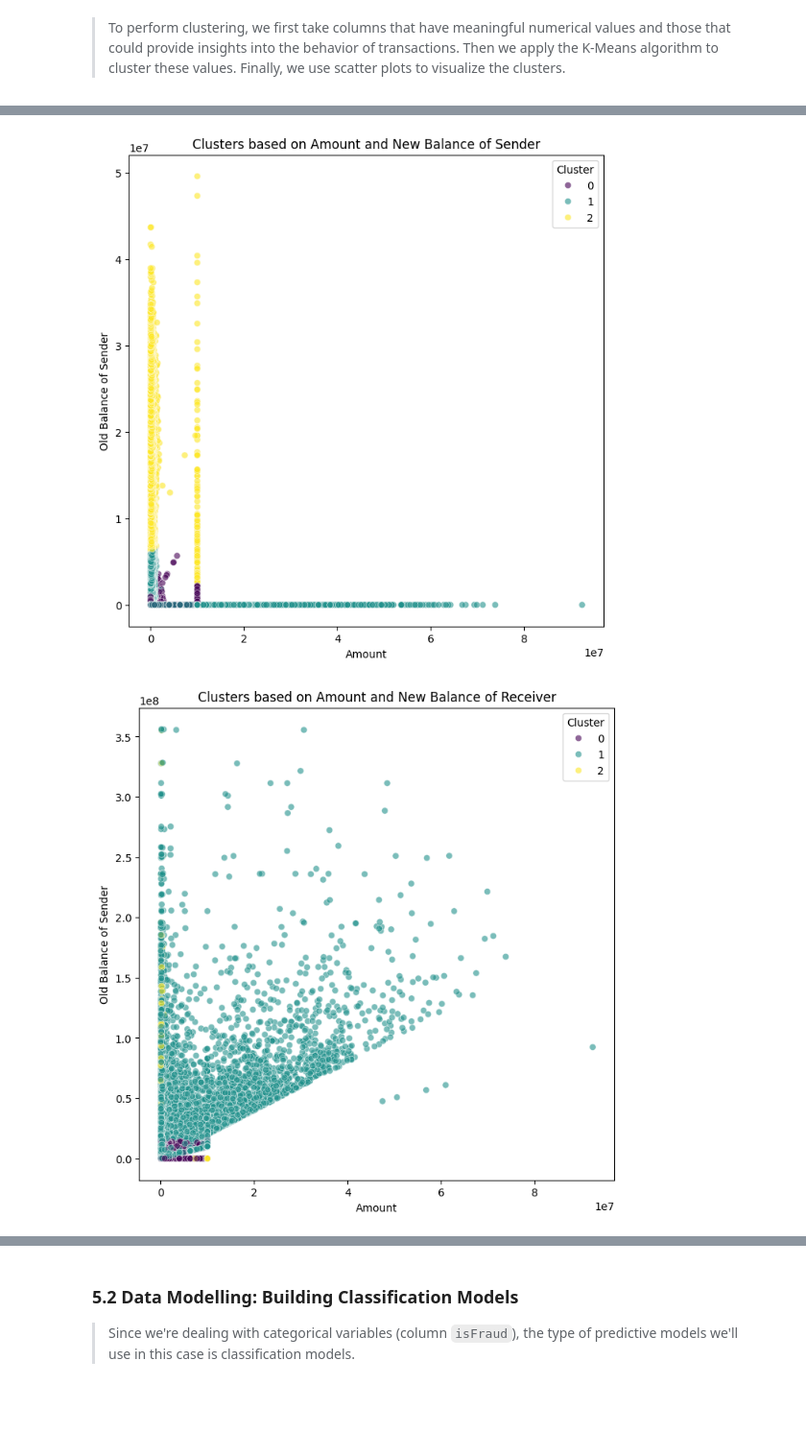
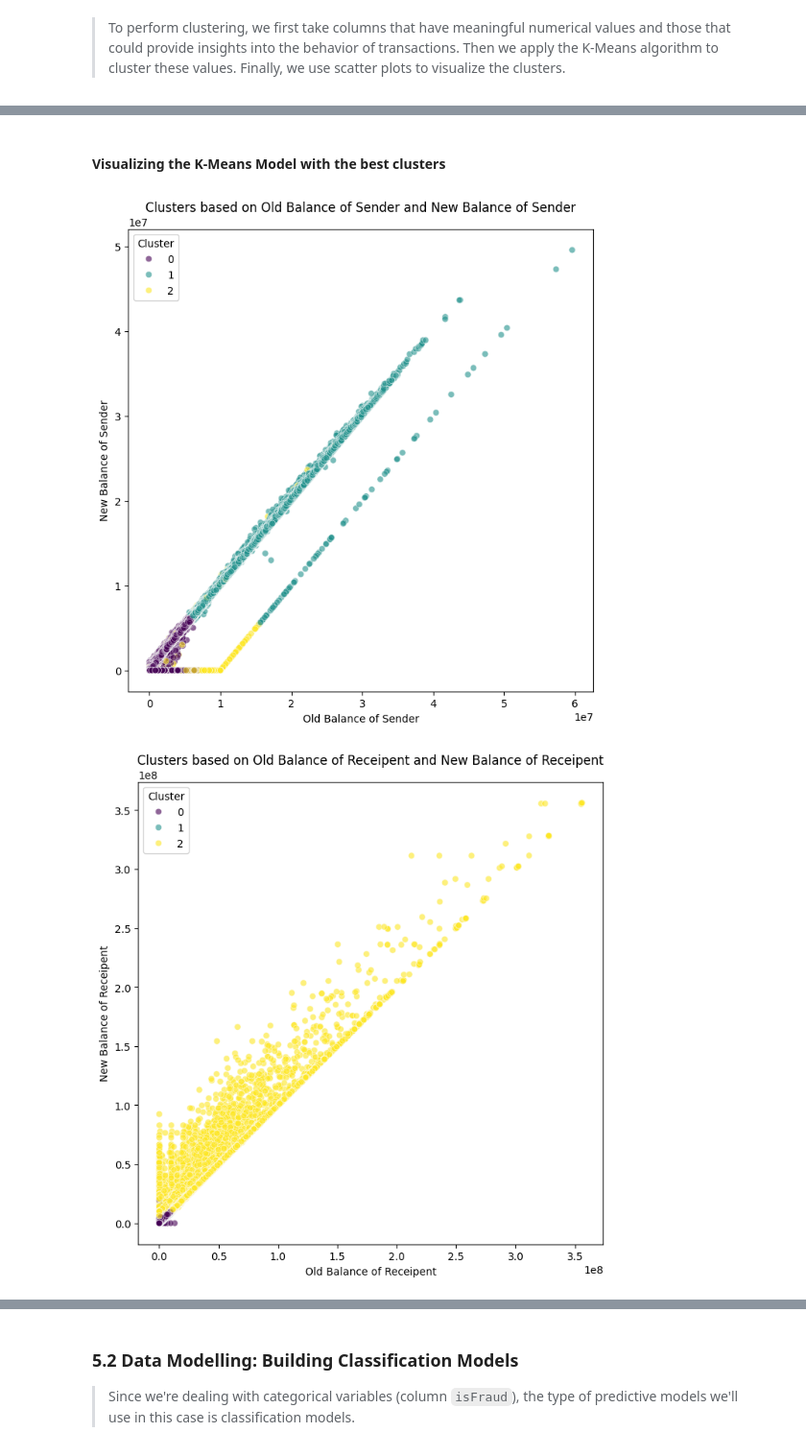
Before and after one commit to V3ness/Data-Science-Fundamentals-Project, a Jupyter notebook: project.ipynb, the cells around one changed output, grey strips where cells are left out. Shown at 96% size. Drawn from its saved outputs; the diff is of its cells as text; code cells hidden in the pictures; blank space fills up the shorter version.

```diff
--- a/project.ipynb
+++ b/project.ipynb
@@ -277,3 +406,7 @@ plt.show()
 # %%
 # Create 2 copies of the original dataframe for data mining and modelling
 df_model = df.copy()
+# %%
+# Drop the columns that are added for EDA
+df_model = df_model.drop(['quantity', 'oldBalanceOrig_amount', 'oldBalanceDest_amount', 'newBalanceDest_amount', 'step_category'], axis=1)
+df_model.head()
@@ -340,7 +481,7 @@ from sklearn.cluster import KMeans
 df_mine = df_model.copy()
 
 # Features selection
-features = ['type', 'amount', 'oldBalanceOrig', 'newBalanceOrig', 'oldBalanceDest', 'newBalanceDest']
+features = ['amount', 'oldBalanceOrig', 'newBalanceOrig', 'oldBalanceDest', 'newBalanceDest']
 
 # Standardize the features
 scaler = StandardScaler()
@@ -370,0 +516,5 @@ plt.show()
+# %%
+# Fit the KMeans model with 3 clusters
+kmeans = KMeans(n_clusters=3, random_state=1, n_init='auto')
+kmeans_cluster = kmeans.fit_predict(scaled_features)
+kmeans_cluster
@@ -371,35 +523,41 @@ plt.show()
+# %% [markdown]
+#### Visualizing the K-Means Model with the best clusters
 # %%
-# Fit the KMeans model with 3 clusters
-kmeans = KMeans(n_clusters=3, random_state=1)
-
-# Fit the model with the scaled features
-df_mine['cluster'] = kmeans.fit_predict(scaled_features)
-
-# Visualize the clusters on oldBalanceOrig and amount
+# Visualize the clusters on oldBalanceOrig and newBalanceOrig
 plt.figure(figsize=(8, 8))
-sns.scatterplot(data=df_mine, x='amount', y='newBalanceOrig', hue='cluster', palette='viridis', alpha=0.6)
-plt.title('Clusters based on Amount and New Balance of Sender')
-plt.xlabel('Amount')
-plt.ylabel('Old Balance of Sender')
+sns.scatterplot(data=df_mine, x='oldBalanceOrig', y='newBalanceOrig', hue=kmeans_cluster, palette='viridis', alpha=0.6)
+plt.title('Clusters based on Old Balance of Sender and New Balance of Sender')
+plt.xlabel('Old Balance of Sender')
+plt.ylabel('New Balance of Sender')
 plt.legend(title='Cluster')
 plt.show()
 
+# Visualize the clusters on oldBalanceDest and newBalanceDest
 plt.figure(figsize=(8, 8))
-sns.scatterplot(data=df_mine, x='amount', y='newBalanceDest', hue='cluster', palette='viridis', alpha=0.6)
-plt.title('Clusters based on Amount and New Balance of Receiver')
-plt.xlabel('Amount')
-plt.ylabel('Old Balance of Sender')
+sns.scatterplot(data=df_mine, x='oldBalanceDest', y='newBalanceDest', hue=kmeans_cluster, palette='viridis', alpha=0.6)
+plt.title('Clusters based on Old Balance of Receipent and New Balance of Receipent')
+plt.xlabel('Old Balance of Receipent')
+plt.ylabel('New Balance of Receipent')
 plt.legend(title='Cluster')
 plt.show()
 
-# Another visualization on type_encoded and amount
+# Visualize the clusters on oldBalanceOrig and oldBalanceDest
 plt.figure(figsize=(8, 8))
-sns.scatterplot(data=df_mine, x='type', y='amount', hue='cluster', palette='viridis', alpha=0.6)
-plt.title('Clusters based on Transaction Type and Amount')
-plt.xlabel('Transaction Type')
-plt.ylabel('Amount')
+sns.scatterplot(data=df_mine, x='oldBalanceOrig', y='oldBalanceDest', hue=kmeans_cluster, palette='viridis', alpha=0.6)
+plt.title('Clusters based on Old Balance of Sender and Old Balance of Receipent')
+plt.xlabel('Old Balance of Sender')
+plt.ylabel('Old Balance of Receipent')
 plt.legend(title='Cluster')
 plt.show()
+
+# Visualize the clusters on newBalanceOrig and newBalanceDest
+plt.figure(figsize=(8, 8))
+sns.scatterplot(data=df_mine, x='newBalanceOrig', y='newBalanceDest', hue=kmeans_cluster, palette='viridis', alpha=0.6)
+plt.title('Clusters based on New Balance of Sender and New Balance of Receipent')
+plt.xlabel('New Balance of Sender')
+plt.ylabel('New Balance of Receipent')
+plt.legend(title='Cluster')
+plt.show()
 # %% [output]
-[figure, old version]
+[figure, new version]
-[figure, old version]
+[figure, new version]
```
Also changed, not shown: parts of 57 cells of this notebook.
